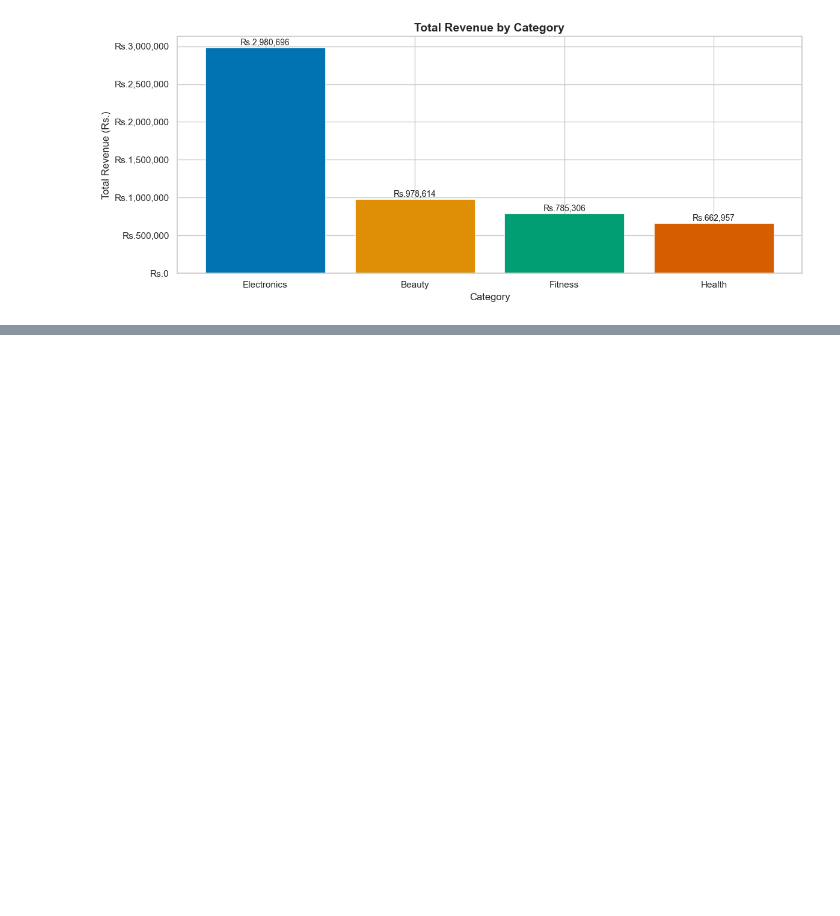
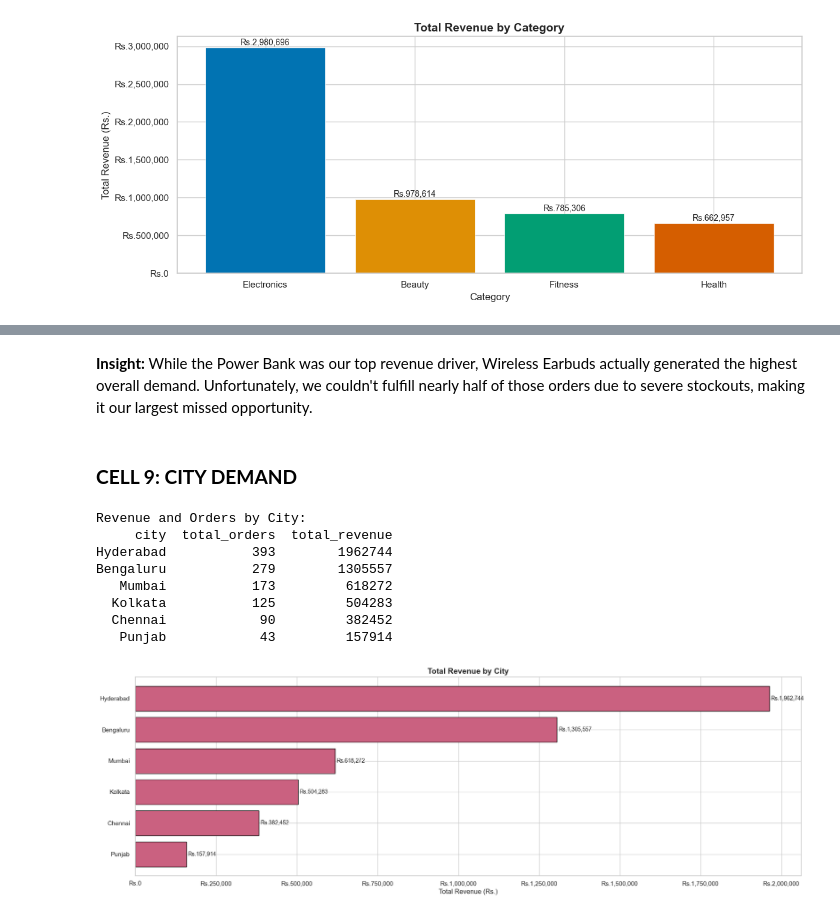
Before and after one commit to pragnika-labs/ecommerce-inventory-pipeline, a Jupyter notebook: analysis/insights.ipynb, the cells around one changed output, grey strips where cells are left out. Drawn from its saved outputs; the diff is of its cells as text; code cells hidden in the pictures; blank space fills up the shorter version.

```diff
--- a/analysis/insights.ipynb
+++ b/analysis/insights.ipynb
@@ -314,0 +367,46 @@ Electronics        2980696           304    55.120772
+# %% [markdown]
+**Insight:** While the Power Bank was our top revenue driver, Wireless Earbuds actually generated the highest overall demand. Unfortunately, we couldn't fulfill nearly half of those orders due to severe stockouts, making it our largest missed opportunity.
+# %% [markdown]
+### **CELL 9: CITY DEMAND**
+# %%
+cities_df = pd.read_sql(
+    read_sql_file("queries/city_demand.sql"), engine)
+
+print("Revenue and Orders by City:")
+print(cities_df.to_string(index=False))
+print()
+
+fig, ax = plt.subplots()
+
+bars = ax.barh(
+    cities_df["city"][::-1],
+    cities_df["total_revenue"][::-1],
+    color = "#CA6180",
+    edgecolor = "black"
+)
+
+for bar in bars:
+    width = bar.get_width()
+    ax.text(
+        width + 5000,
+        bar.get_y() + bar.get_height() / 2,
+        f"Rs.{width:,.0f}",
+        va="center", fontsize=10
+    )
+
+ax.set_title("Total Revenue by City", fontsize=14, fontweight="bold")
+ax.set_xlabel("Total Revenue (Rs.)")
+ax.xaxis.set_major_formatter(
+    mticker.FuncFormatter(lambda x, _: f"Rs.{x:,.0f}"))
+plt.tight_layout()
+save_and_show("chart4_city_demand.png")
+# %% [output]
+Revenue and Orders by City:
+     city  total_orders  total_revenue
+Hyderabad           393        1962744
+Bengaluru           279        1305557
+   Mumbai           173         618272
+  Kolkata           125         504283
+  Chennai            90         382452
+   Punjab            43         157914
+[figure, added]
```
Also changed, not shown: parts of 3 cells of this notebook, 2 other files.
